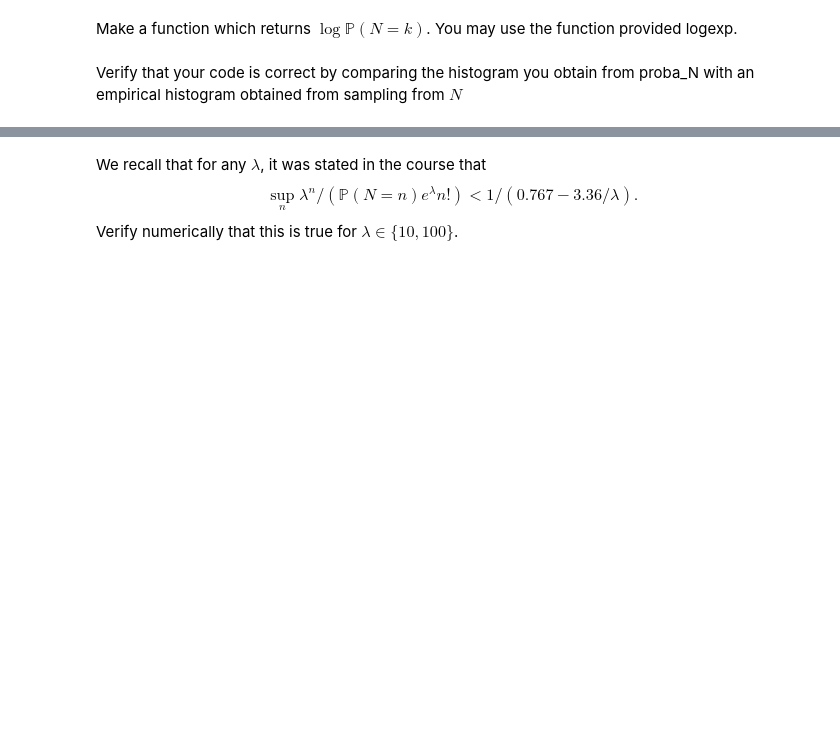
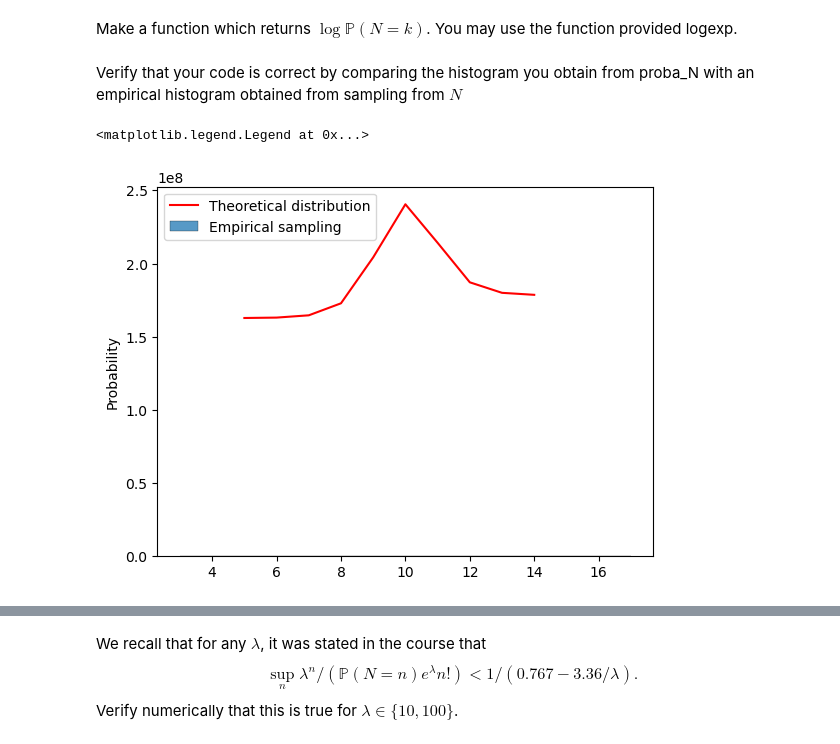
Before and after one commit to sabrinasartori/MAP556, a Jupyter notebook: TP1.ipynb, the cells around one changed output, grey strips where cells are left out. Saved outputs shown, nothing was run; the diff lists cells and outputs as text; code cells hidden in the pictures; blank space fills up the shorter version.

```diff
--- a/TP1.ipynb
+++ b/TP1.ipynb
@@ -133,3 +109,26 @@ Verify that your code is correct by comparing the histogram you obtain from prob
+# %%
+#Verify that your code is correct by comparing the histogram
+#you obtain from proba_N with an emperical histogram
+#obtained from sampling from $N$
+Lambda =10
+
+alpha = Lambda
+beta= np.pi/np.sqrt(Lambda*3)
+N = 100000
+
+p_N = np.vectorize(lambda k : proba_N(k,alpha, beta))
+
+X = np.arange(Lambda/2, Lambda + Lambda/2)
+samples = logistic_sampling_half(alpha,beta, N)
+
+probas = np.exp(p_N(X))
+
+plt.plot(X, probas, color = 'red', label = "Theoretical distribution")
+sns.histplot(np.floor(samples + 1/2), stat='probability', label = "Empirical sampling")
+plt.legend()
+# %% [output]
+<matplotlib.legend.Legend at 0x...>
+[figure, added]
 # %%
 # Generate samples from logistic distribution with parameters alpha and beta
 alpha = 3
```
Also changed, not shown: parts of 7 cells of this notebook, 3 other files.
